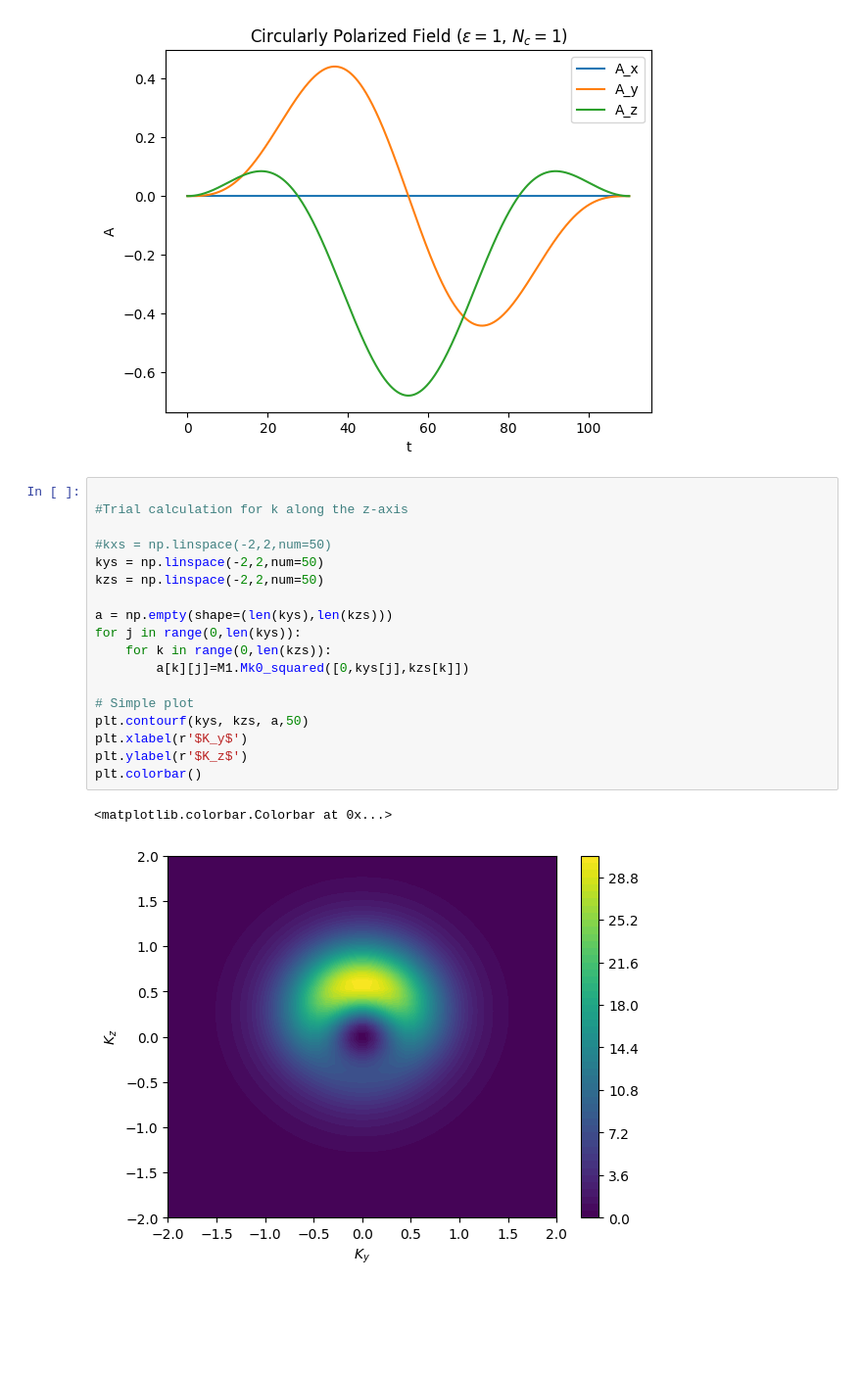
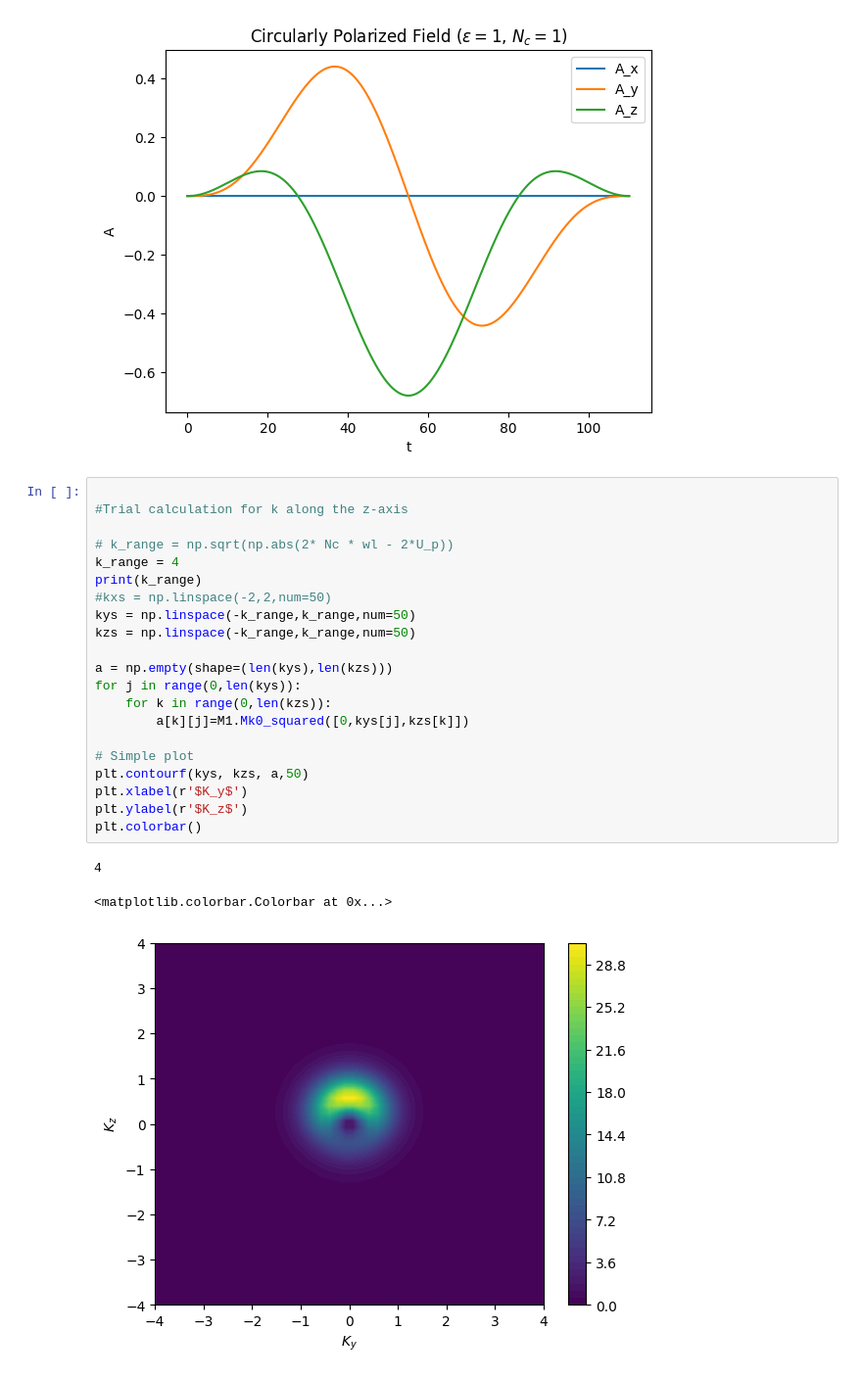
Before and after one commit to Kschloms/Ultra-fast-final-pres, a Jupyter notebook: Notebookversion of it.ipynb, the cells around one changed output. Shown at 98% size. Drawn from its saved outputs; the diff is of its cells as text; blank space fills up the shorter version.

```diff
--- a/Notebookversion of it.ipynb
+++ b/Notebookversion of it.ipynb
@@ -85,23 +89,27 @@ Text(0.5, 1.0, 'Circularly Polarized Field ($\\epsilon=$1, $N_c=$1)')
 # %%
 
 #Trial calculation for k along the z-axis
 
+# k_range = np.sqrt(np.abs(2* Nc * wl - 2*U_p))
+k_range = 4
+print(k_range)
 #kxs = np.linspace(-2,2,num=50)
-kys = np.linspace(-2,2,num=50)
-kzs = np.linspace(-2,2,num=50)
+kys = np.linspace(-k_range,k_range,num=50)
+kzs = np.linspace(-k_range,k_range,num=50)
 
 a = np.empty(shape=(len(kys),len(kzs)))
 for j in range(0,len(kys)):
     for k in range(0,len(kzs)):
         a[k][j]=M1.Mk0_squared([0,kys[j],kzs[k]])
 
 # Simple plot
 plt.contourf(kys, kzs, a,50)
 plt.xlabel(r'$K_y$')
 plt.ylabel(r'$K_z$')
 plt.colorbar()
 # %% [output]
-<matplotlib.colorbar.Colorbar at 0x...>
+4
+<matplotlib.colorbar.Colorbar at 0x...>
-[figure, old version]
+[figure, new version]
 # %%
 Mkz_squared = np.array([M1.Mk0_squared([0, 0, kz]) for kz in kzs])
```
Also changed, not shown: parts of 3 cells of this notebook.
